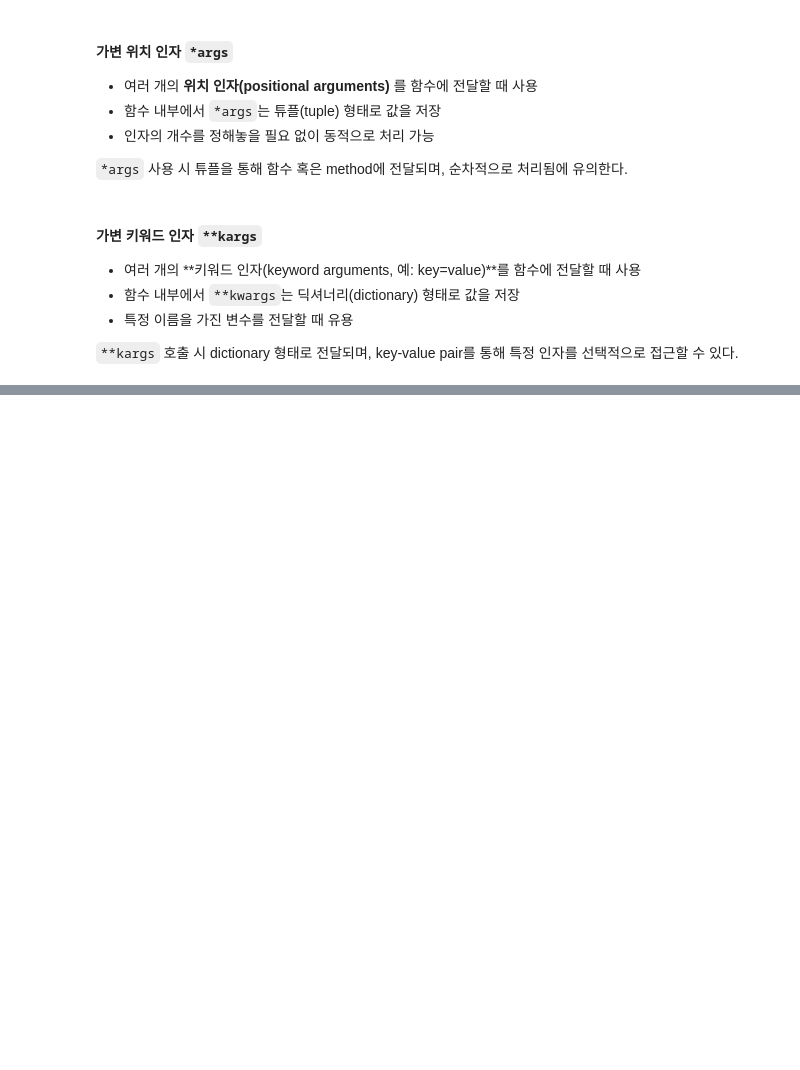
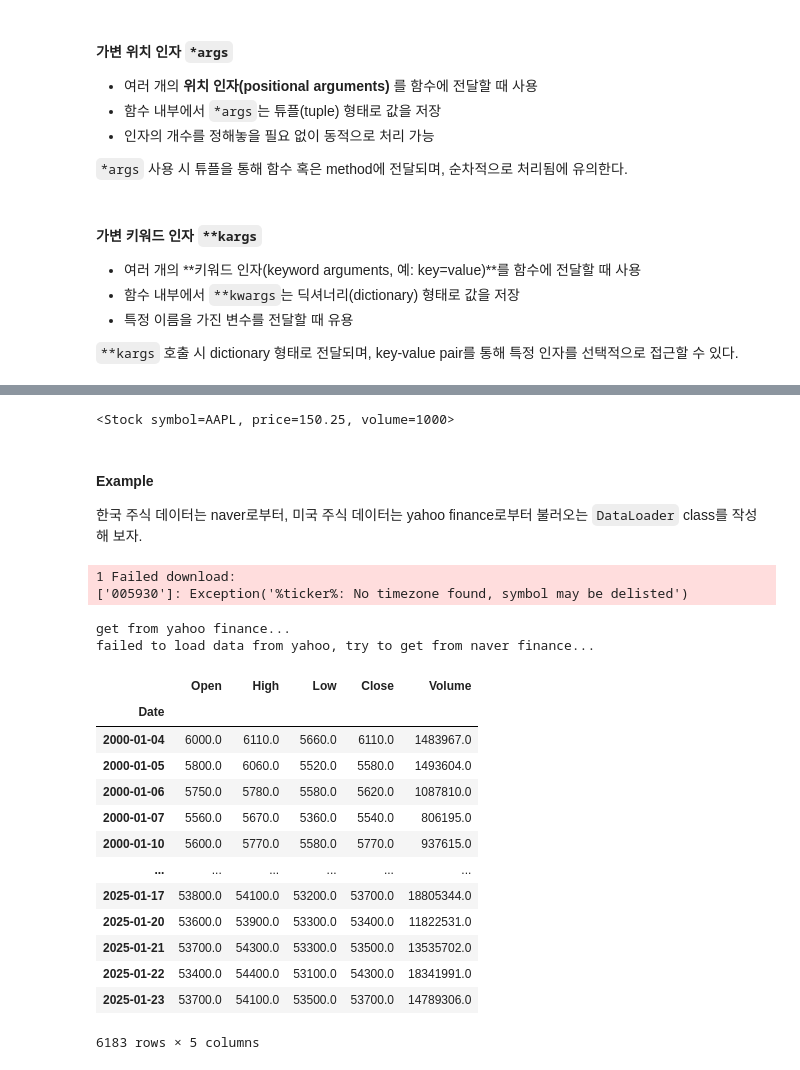
Before and after one commit to QuantifiSogang/2025AdvancedPythonForFinance, a Jupyter notebook: Note/01OOP&TorchHandling/01ObjectOrientedProgramming.ipynb, the cells around one changed output, grey strips where cells are left out. Drawn from its saved outputs; the diff is of its cells as text; code cells hidden in the pictures; blank space fills up the shorter version.

```diff
--- a/Note/01OOP&TorchHandling/01ObjectOrientedProgramming.ipynb
+++ b/Note/01OOP&TorchHandling/01ObjectOrientedProgramming.ipynb
@@ -853,0 +868,9 @@ class FinancialCalculator:
+# %%
+stock1 = Stock("AAPL", 150.25, 1000)
+print(stock1)
+# %% [output]
+<Stock symbol=AAPL, price=150.25, volume=1000>
+# %% [markdown]
+#### Example
+
+한국 주식 데이터는 naver로부터, 미국 주식 데이터는 yahoo finance로부터 불러오는 `DataLoader` class를 작성해 보자.
@@ -853,0 +965,25 @@ class FinancialCalculator:
+# %%
+DataLoader.get_data(
+    ticker = '005930',
+    start = '2000-01-01',
+    end = '2025-01-24'
+)
+# %% [output]
+1 Failed download:
+['005930']: Exception('%ticker%: No timezone found, symbol may be delisted')
+get from yahoo finance...
+failed to load data from yahoo, try to get from naver finance...
+|  | Open | High | Low | Close | Volume |
+| Date |  |  |  |  |  |
+| 2000-01-04 | 6000.0 | 6110.0 | 5660.0 | 6110.0 | 1483967.0 |
+| 2000-01-05 | 5800.0 | 6060.0 | 5520.0 | 5580.0 | 1493604.0 |
+| 2000-01-06 | 5750.0 | 5780.0 | 5580.0 | 5620.0 | 1087810.0 |
+| 2000-01-07 | 5560.0 | 5670.0 | 5360.0 | 5540.0 | 806195.0 |
+| 2000-01-10 | 5600.0 | 5770.0 | 5580.0 | 5770.0 | 937615.0 |
+| ... | ... | ... | ... | ... | ... |
+| 2025-01-17 | 53800.0 | 54100.0 | 53200.0 | 53700.0 | 18805344.0 |
+| 2025-01-20 | 53600.0 | 53900.0 | 53300.0 | 53400.0 | 11822531.0 |
+| 2025-01-21 | 53700.0 | 54300.0 | 53300.0 | 53500.0 | 13535702.0 |
+| 2025-01-22 | 53400.0 | 54400.0 | 53100.0 | 54300.0 | 18341991.0 |
+| 2025-01-23 | 53700.0 | 54100.0 | 53500.0 | 53700.0 | 14789306.0 |
+6183 rows × 5 columns
```
Also changed, not shown: parts of 3 cells of this notebook, 1 other file.
